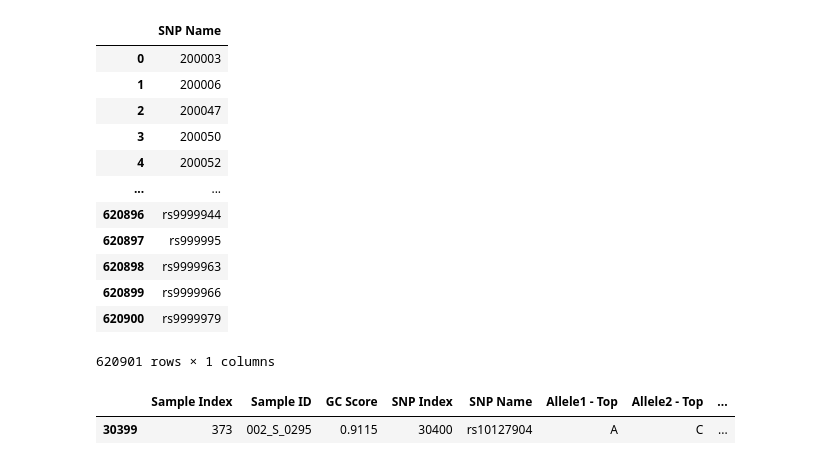
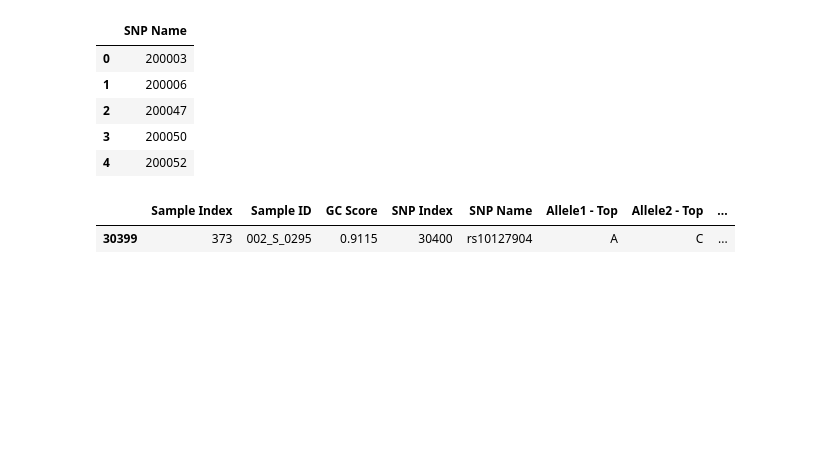
Before and after one commit to julianafalves/ic, a Jupyter notebook: Códigos/AnaliseDados.ipynb, the cells around one changed output. Saved outputs shown, nothing was run; the diff lists cells and outputs as text; code cells hidden in the pictures; blank space fills up the shorter version.

```diff
--- a/Códigos/AnaliseDados.ipynb
+++ b/Códigos/AnaliseDados.ipynb
@@ -1,23 +1,15 @@
 # %%
 import pandas as pd
-
-df1 = pd.read_csv('/content/drive/MyDrive/ic/Dados - Indivíduos SNPs/adni_gwas_v2/adni_gwas_v2_set01/002_S_0295.csv', usecols=['SNP Name'])
+df1 = pd.read_csv('/content/drive/MyDrive/bkzin/ic/Dados - Indivíduos SNPs/adni_gwas_v2/adni_gwas_v2_set01/002_S_0295.csv', usecols=['SNP Name'])
 # %%
-df1
+df1.head()
 # %% [output]
 |  | SNP Name |
 | 0 | 200003 |
 | 1 | 200006 |
 | 2 | 200047 |
 | 3 | 200050 |
 | 4 | 200052 |
-| ... | ... |
-| 620896 | rs9999944 |
-| 620897 | rs999995 |
-| 620898 | rs9999963 |
-| 620899 | rs9999966 |
-| 620900 | rs9999979 |
-620901 rows × 1 columns
 # %%
 df1[df1['SNP Name']== 'rs10127904']
 # %% [output]
```
Also changed, not shown: parts of 8 cells of this notebook, 17 other files.
